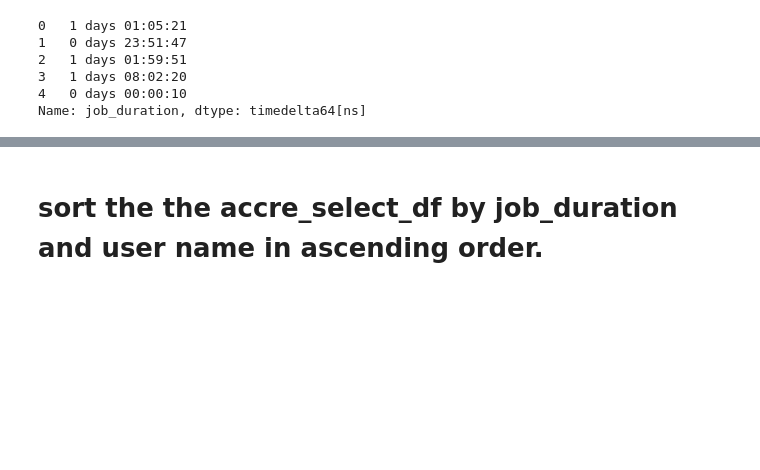
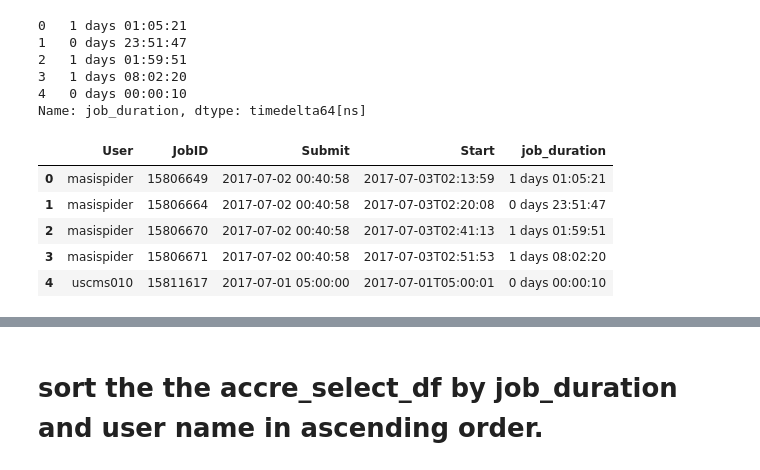
Before and after one commit to asidamo/Analysis-of-Job-Logs, a Jupyter notebook: Q2_AmanuelAccre.ipynb, the cells around one changed output, grey strips where cells are left out. Drawn from its saved outputs; the diff is of its cells as text; code cells hidden in the pictures; blank space fills up the shorter version.

```diff
--- a/Q2_AmanuelAccre.ipynb
+++ b/Q2_AmanuelAccre.ipynb
@@ -170,4 +151,12 @@ accre_df2['job_duration'].head()
 4   0 days 00:00:10
 Name: job_duration, dtype: timedelta64[ns]
 # %%
-accre_select_df=accre_df2.loc[:,['JobID','User','Submit','Start','job_duration']]
+accre_select_df=accre_df2.loc[:,['User','JobID','Submit','Start','job_duration']]
+accre_select_df.head()
+# %% [output]
+|  | User | JobID | Submit | Start | job_duration |
+| 0 | masispider | 15806649 | 2017-07-02 00:40:58 | 2017-07-03T02:13:59 | 1 days 01:05:21 |
+| 1 | masispider | 15806664 | 2017-07-02 00:40:58 | 2017-07-03T02:20:08 | 0 days 23:51:47 |
+| 2 | masispider | 15806670 | 2017-07-02 00:40:58 | 2017-07-03T02:41:13 | 1 days 01:59:51 |
+| 3 | masispider | 15806671 | 2017-07-02 00:40:58 | 2017-07-03T02:51:53 | 1 days 08:02:20 |
+| 4 | uscms010 | 15811617 | 2017-07-01 05:00:00 | 2017-07-01T05:00:01 | 0 days 00:00:10 |
```
Also changed, not shown: parts of 58 cells of this notebook.
